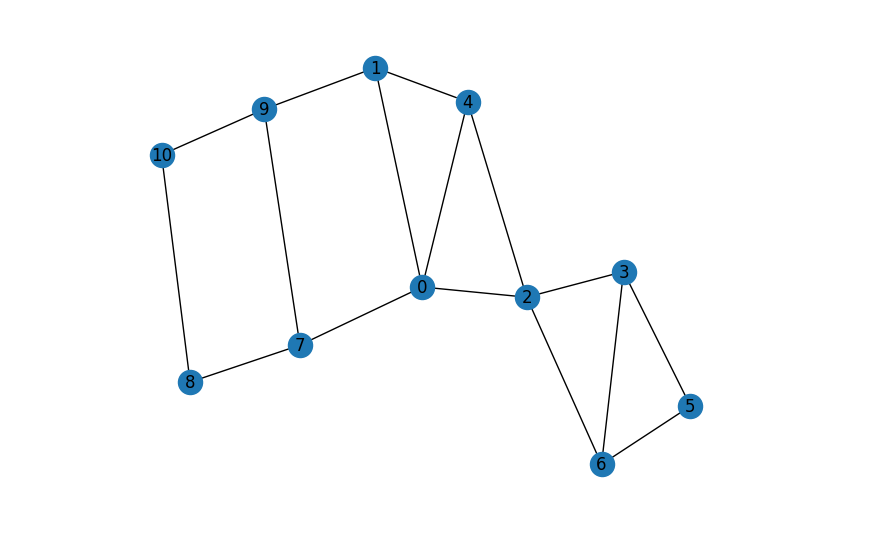
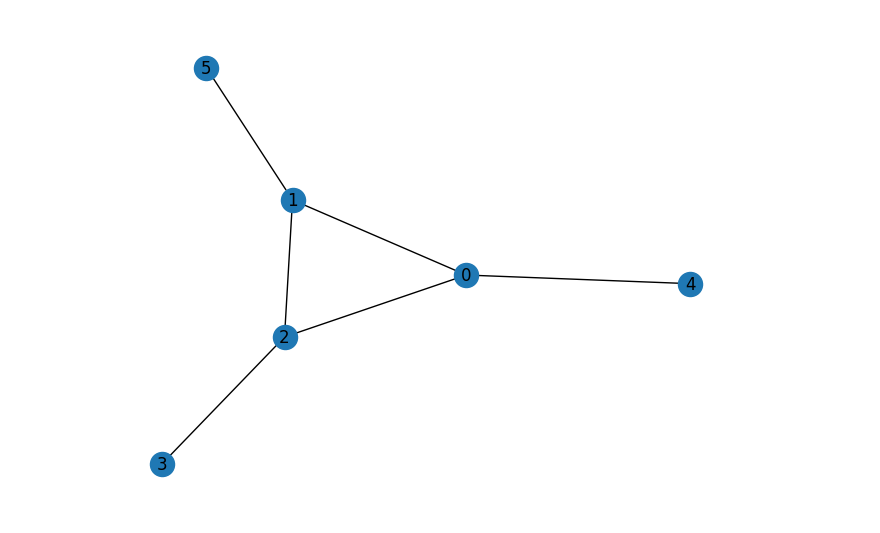
Before and after one commit to Smeidir/QAOA, a Jupyter notebook: tests.ipynb, the cells around one changed output. Cells and saved outputs as stored; diff of their text form; code cells hidden in the pictures.

```diff
--- a/tests.ipynb
+++ b/tests.ipynb
@@ -7,10 +7,10 @@ from load_data import load_graph_from_csv
 # %%
 problem = MaxCutProblem()
 graph = problem.get_graph(6, create_random=True,random_weights=False)
-graph = load_graph_from_csv('data/11_nodes_links_scand.csv')
+#graph = load_graph_from_csv('data/11_nodes_links_scand.csv')
 draw_graph(graph, with_labels=True)
 # %% [output]
-[figure, old version]
+[figure, new version]
 # %%
 import warnings
 
```
Also changed, not shown: parts of 8 cells of this notebook, 6 other files.
